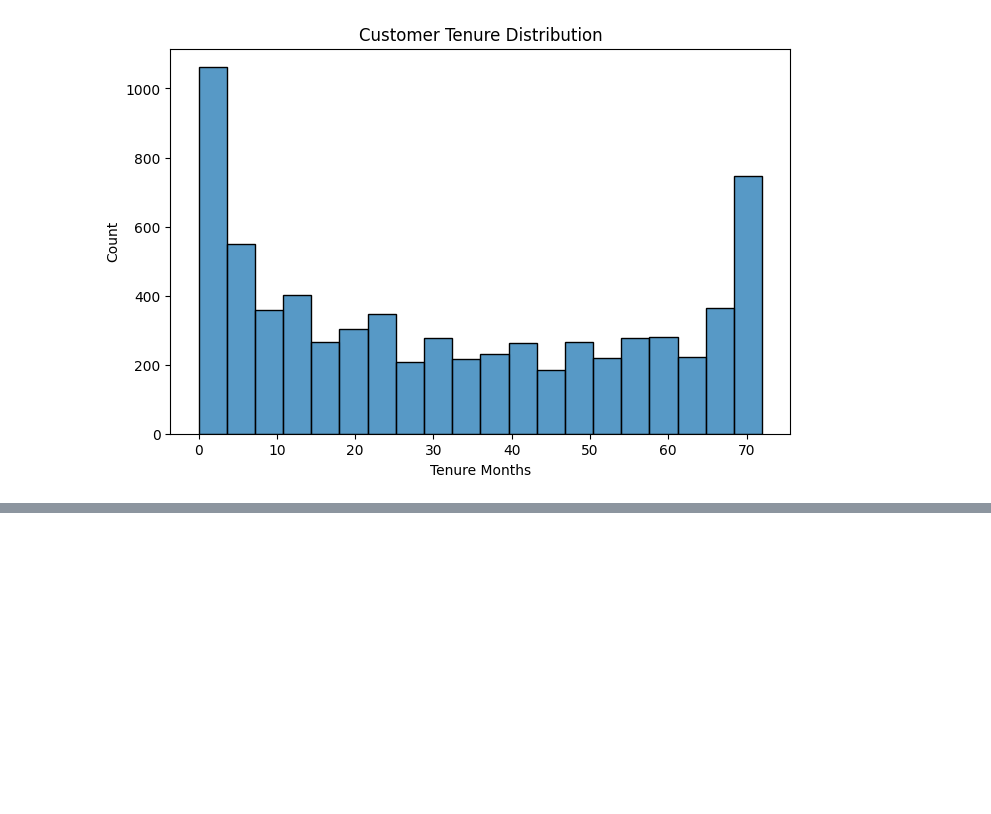
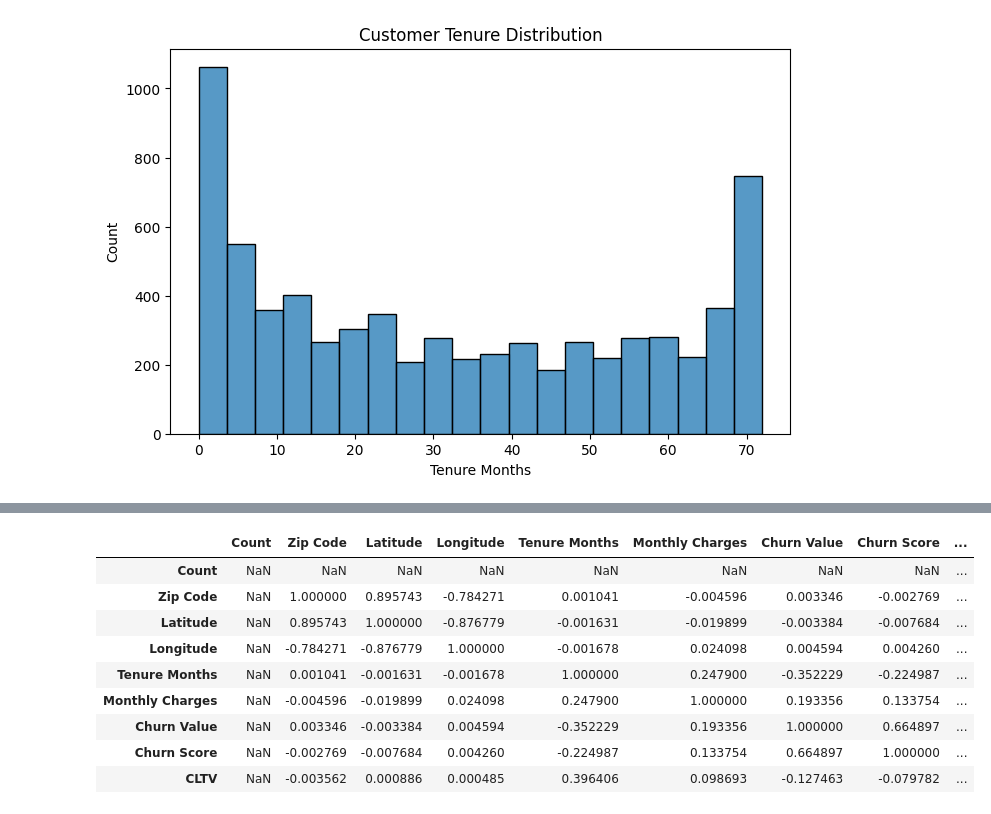
Before and after one commit to Vini123vini/customer-churn-ltv-engine, a Jupyter notebook: notebooks/01_eda.ipynb, the cells around one changed output, grey strips where cells are left out. Cells and saved outputs as stored; diff of their text form; code cells hidden in the pictures; blank space fills up the shorter version.

```diff
--- a/notebooks/01_eda.ipynb
+++ b/notebooks/01_eda.ipynb
@@ -129,0 +146,14 @@ plt.show()
+# %%
+numeric_df = df.select_dtypes(include=['int64','float64'])
+numeric_df.corr()
+# %% [output]
+|  | Count | Zip Code | Latitude | Longitude | Tenure Months | Monthly Charges | Churn Value | Churn Score | ... |
+| Count | NaN | NaN | NaN | NaN | NaN | NaN | NaN | NaN | ... |
+| Zip Code | NaN | 1.000000 | 0.895743 | -0.784271 | 0.001041 | -0.004596 | 0.003346 | -0.002769 | ... |
+| Latitude | NaN | 0.895743 | 1.000000 | -0.876779 | -0.001631 | -0.019899 | -0.003384 | -0.007684 | ... |
+| Longitude | NaN | -0.784271 | -0.876779 | 1.000000 | -0.001678 | 0.024098 | 0.004594 | 0.004260 | ... |
+| Tenure Months | NaN | 0.001041 | -0.001631 | -0.001678 | 1.000000 | 0.247900 | -0.352229 | -0.224987 | ... |
+| Monthly Charges | NaN | -0.004596 | -0.019899 | 0.024098 | 0.247900 | 1.000000 | 0.193356 | 0.133754 | ... |
+| Churn Value | NaN | 0.003346 | -0.003384 | 0.004594 | -0.352229 | 0.193356 | 1.000000 | 0.664897 | ... |
+| Churn Score | NaN | -0.002769 | -0.007684 | 0.004260 | -0.224987 | 0.133754 | 0.664897 | 1.000000 | ... |
+| CLTV | NaN | -0.003562 | 0.000886 | 0.000485 | 0.396406 | 0.098693 | -0.127463 | -0.079782 | ... |
```
Also changed, not shown: parts of 4 cells of this notebook.
